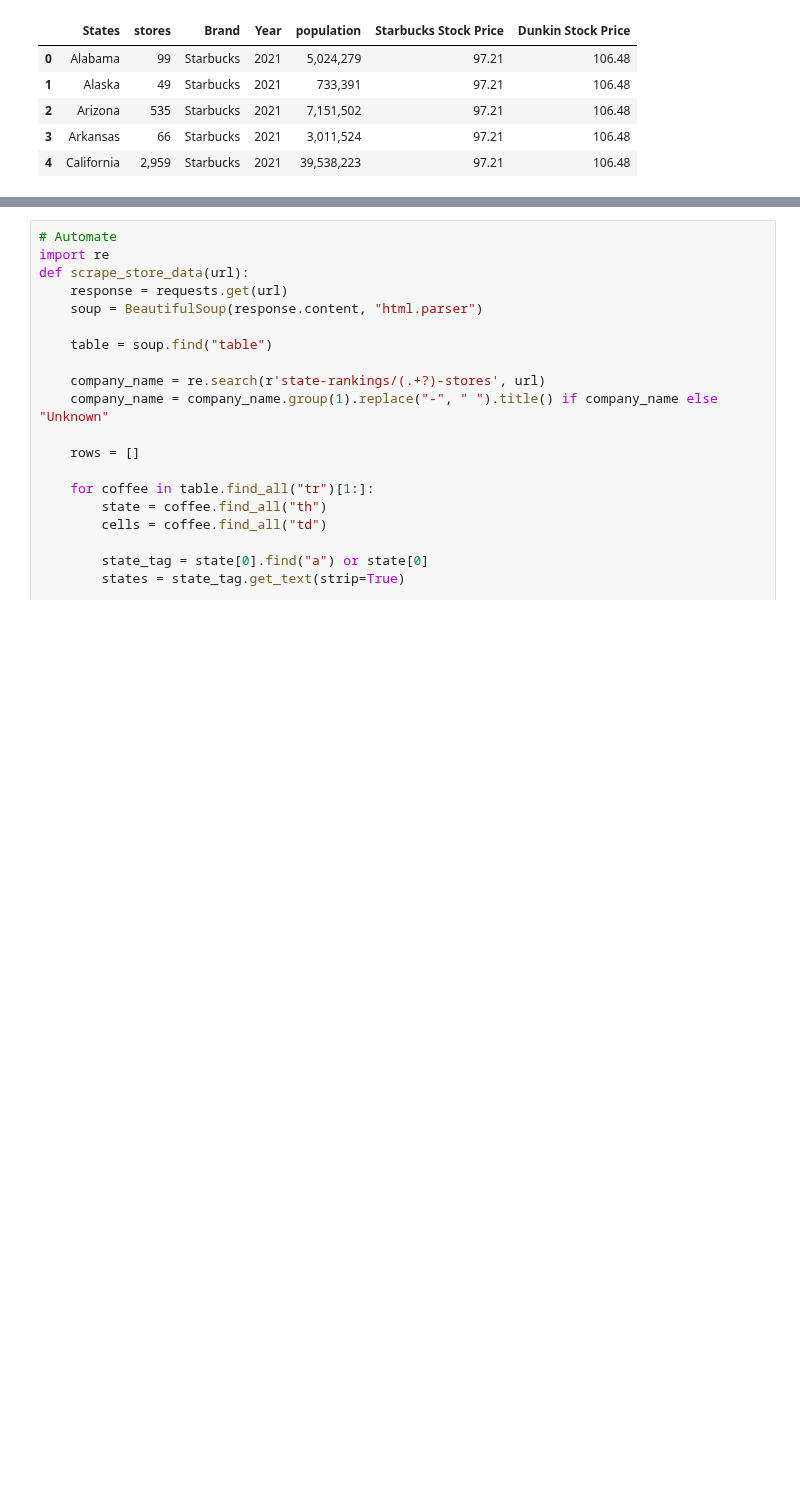
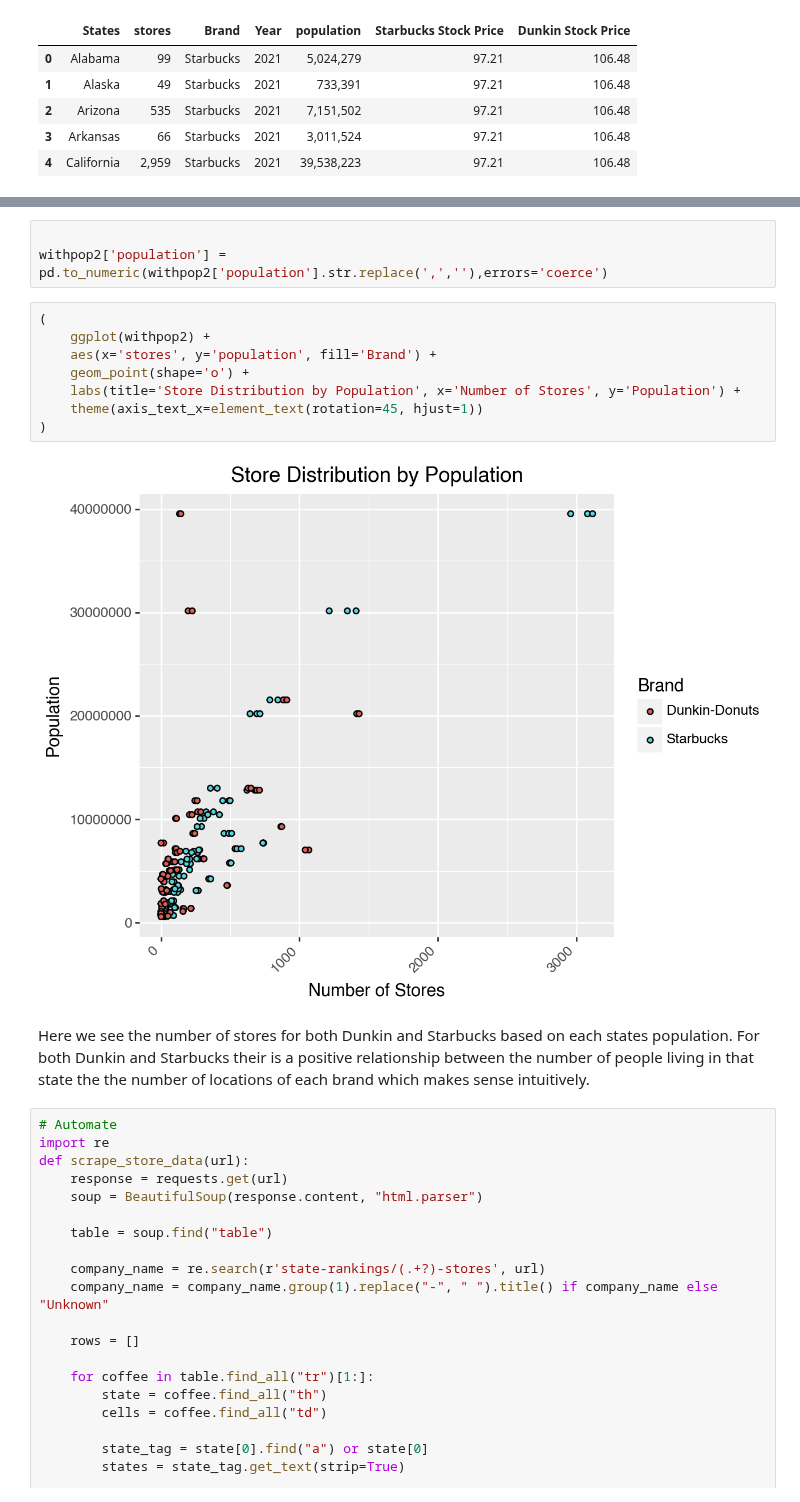
Before and after one commit to EthanSchultz49/GSB-544, a Jupyter notebook: Week_5/Lab 4.ipynb, the cells around one changed output, grey strips where cells are left out. Saved outputs shown, nothing was run; the diff lists cells and outputs as text; blank space fills up the shorter version.

```diff
--- a/Week_5/Lab 4.ipynb
+++ b/Week_5/Lab 4.ipynb
@@ -233,3 +235,18 @@ withpop.head()
+# %%
+
+withpop2['population'] = pd.to_numeric(withpop2['population'].str.replace(',',''),errors='coerce')
+# %%
+(
+    ggplot(withpop2) +
+    aes(x='stores', y='population', fill='Brand') +
+    geom_point(shape='o') +
+    labs(title='Store Distribution by Population', x='Number of Stores', y='Population') +
+    theme(axis_text_x=element_text(rotation=45, hjust=1))
+)
+# %% [output]
+[figure, added]
+# %% [markdown]
+Here we see the number of stores for both Dunkin and Starbucks based on each states population. For both Dunkin and Starbucks their is a positive relationship between the number of people living in that state the the number of locations of each brand which makes sense intuitively.
 # %%
 # Automate
 import re
```
Also changed, not shown: parts of 5 cells of this notebook.
